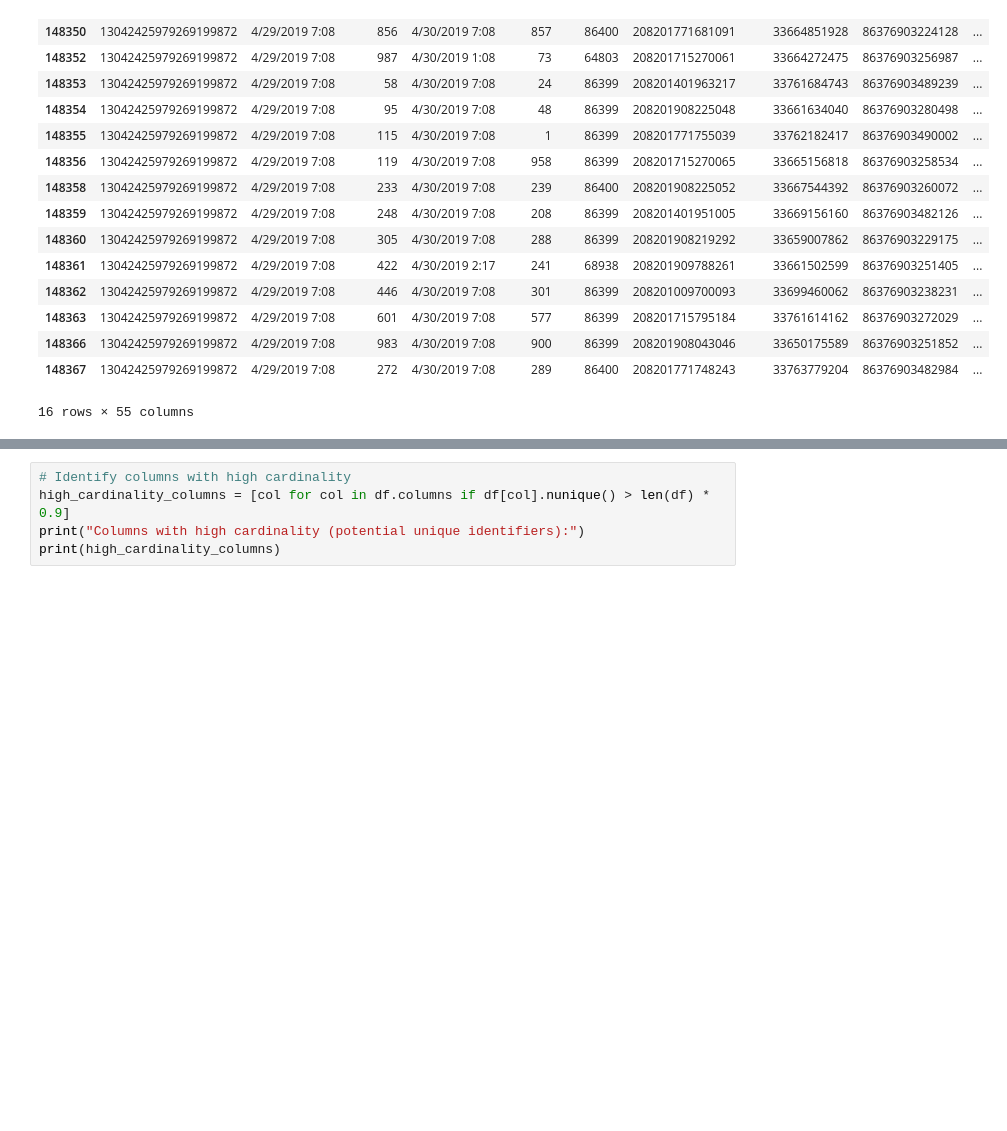
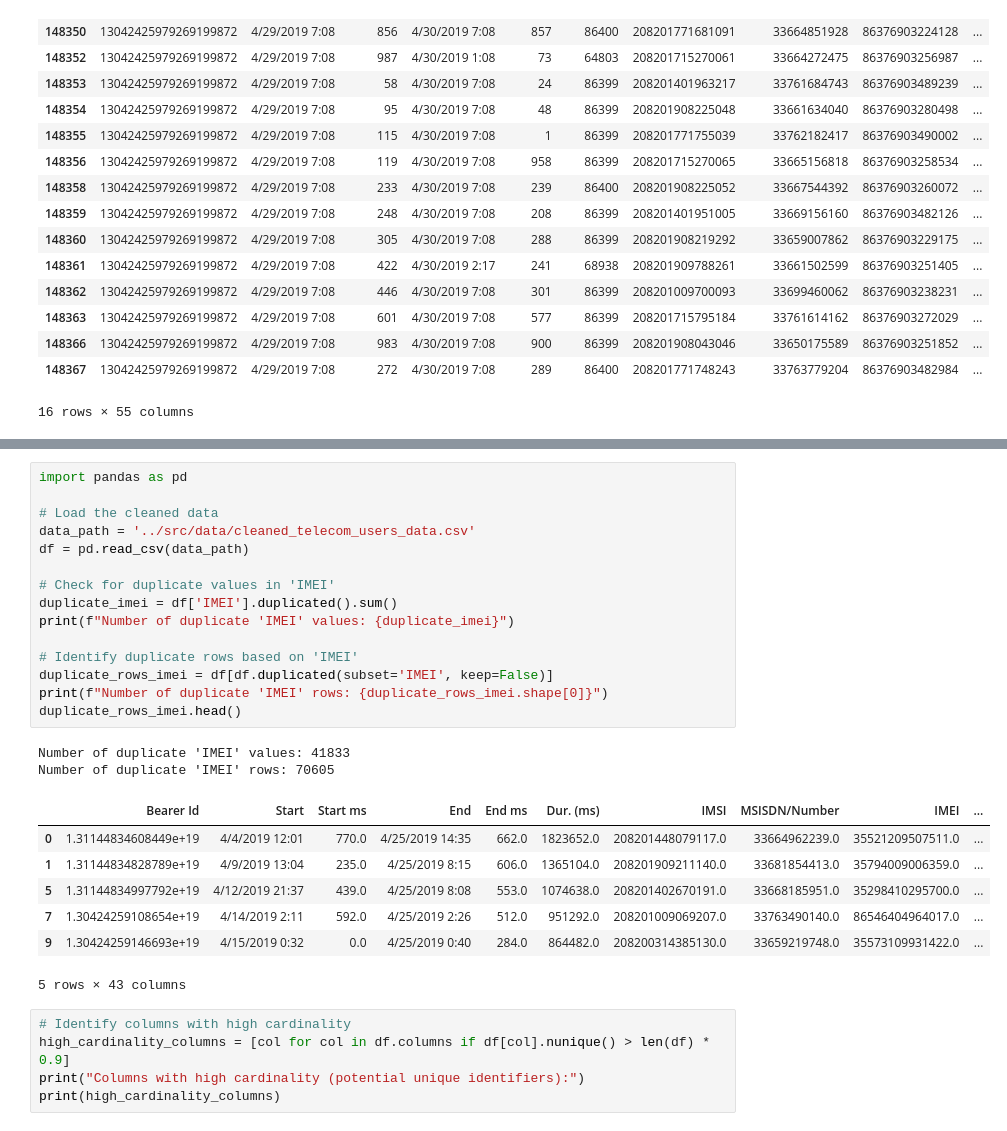
Before and after one commit to Abenezer-Baheru/Telecom-Users-Analysis, a Jupyter notebook: notebooks/preprocessing.ipynb, the cells around one changed output, grey strips where cells are left out. Cells and saved outputs as stored; diff of their text form; blank space fills up the shorter version.

```diff
--- a/notebooks/preprocessing.ipynb
+++ b/notebooks/preprocessing.ipynb
@@ -121,3 +140,28 @@ bearer_id_data.head(16)
+# %%
+import pandas as pd
+
+# Load the cleaned data
+data_path = '../src/data/cleaned_telecom_users_data.csv'
+df = pd.read_csv(data_path)
+
+# Check for duplicate values in 'IMEI'
+duplicate_imei = df['IMEI'].duplicated().sum()
+print(f"Number of duplicate 'IMEI' values: {duplicate_imei}")
+
+# Identify duplicate rows based on 'IMEI'
+duplicate_rows_imei = df[df.duplicated(subset='IMEI', keep=False)]
+print(f"Number of duplicate 'IMEI' rows: {duplicate_rows_imei.shape[0]}")
+duplicate_rows_imei.head()
+# %% [output]
+Number of duplicate 'IMEI' values: 41833
+Number of duplicate 'IMEI' rows: 70605
+|  | Bearer Id | Start | Start ms | End | End ms | Dur. (ms) | IMSI | MSISDN/Number | IMEI | ... |
+| 0 | 1.31144834608449e+19 | 4/4/2019 12:01 | 770.0 | 4/25/2019 14:35 | 662.0 | 1823652.0 | 208201448079117.0 | 33664962239.0 | 35521209507511.0 | ... |
+| 1 | 1.31144834828789e+19 | 4/9/2019 13:04 | 235.0 | 4/25/2019 8:15 | 606.0 | 1365104.0 | 208201909211140.0 | 33681854413.0 | 35794009006359.0 | ... |
+| 5 | 1.31144834997792e+19 | 4/12/2019 21:37 | 439.0 | 4/25/2019 8:08 | 553.0 | 1074638.0 | 208201402670191.0 | 33668185951.0 | 35298410295700.0 | ... |
+| 7 | 1.30424259108654e+19 | 4/14/2019 2:11 | 592.0 | 4/25/2019 2:26 | 512.0 | 951292.0 | 208201009069207.0 | 33763490140.0 | 86546404964017.0 | ... |
+| 9 | 1.30424259146693e+19 | 4/15/2019 0:32 | 0.0 | 4/25/2019 0:40 | 284.0 | 864482.0 | 208200314385130.0 | 33659219748.0 | 35573109931422.0 | ... |
+5 rows × 43 columns
 # %%
 # Identify columns with high cardinality
 high_cardinality_columns = [col for col in df.columns if df[col].nunique() > len(df) * 0.9]
```
Also changed, not shown: parts of 1 cell of this notebook.
